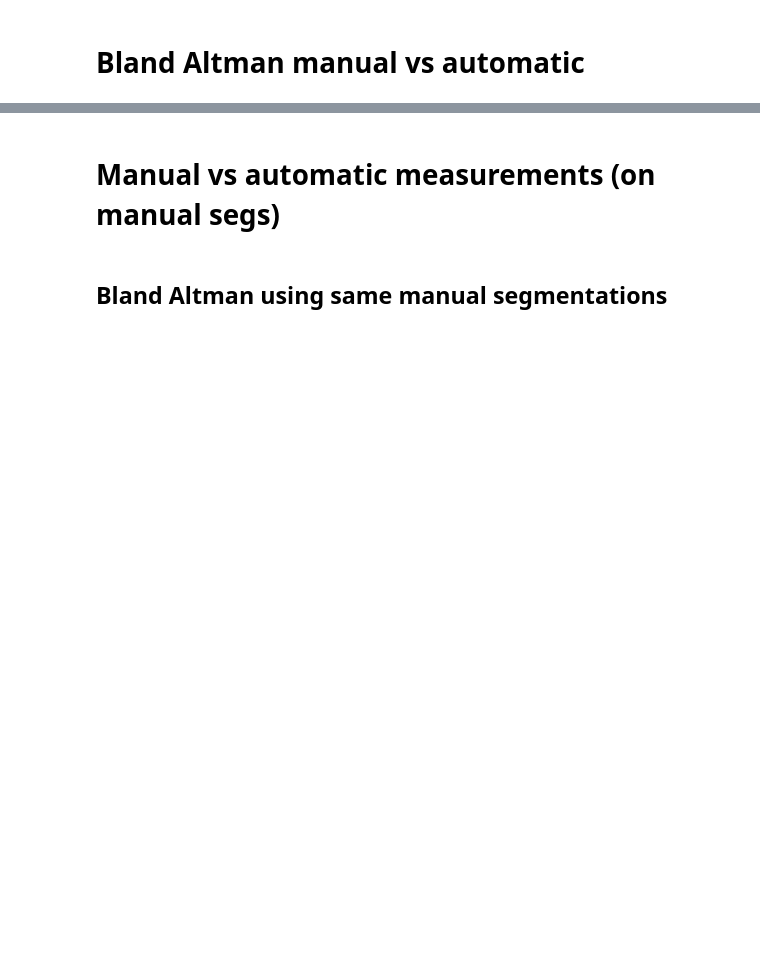
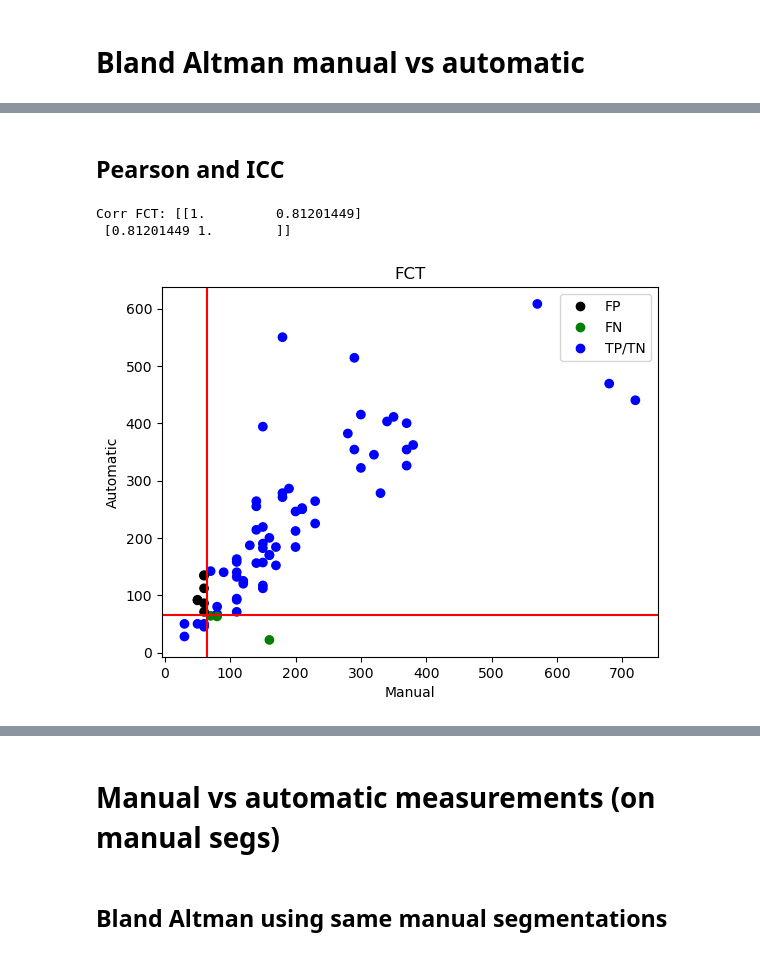
Before and after one commit to Gonzalo2408/CardiacOCT-project, a Jupyter notebook: metrics_build/plot_bland_altman.ipynb, the cells around one changed output, grey strips where cells are left out. Saved outputs shown, nothing was run; the diff lists cells and outputs as text; code cells hidden in the pictures; blank space fills up the shorter version.

```diff
--- a/metrics_build/plot_bland_altman.ipynb
+++ b/metrics_build/plot_bland_altman.ipynb
@@ -7,0 +45,25 @@ pd.options.mode.chained_assignment = None
+# %%
+def corr_plot(manual, automatic, thresh, title):
+
+    print('Corr {}: {}'.format(title, np.corrcoef(manual, automatic)))
+
+    col = []
+    for i, j in zip(manual, automatic):
+        if i <= thresh and j >= thresh:
+            col.append(0)
+
+        elif i >= thresh and j <= thresh:
+            col.append(1)
+
+        else:
+            col.append(2)
+
+    classes = ['FP', 'FN', 'TP/TN']
+    scatter = plt.scatter(manual, automatic, c=col, cmap=ListedColormap(['black', 'green', 'blue']))
+    plt.axhline(thresh, color='r')
+    plt.axvline(thresh, color='r')
+    plt.xlabel('Manual')
+    plt.ylabel('Automatic')
+    plt.title(title)
+    plt.legend(handles=scatter.legend_elements()[0], labels = classes)
+    plt.show()
@@ -89,0 +119,8 @@ plot_ba(preds_excel_test3, 'lipid_arc')
+# %% [markdown]
+## Pearson and ICC
+# %%
+corr_plot(manual_fct, ai_fct_model3, 65, 'FCT')
+# %% [output]
+Corr FCT: [[1.         0.81201449]
+ [0.81201449 1.        ]]
+[figure, added]
```
Also changed, not shown: parts of 30 cells of this notebook, 33 other files.
